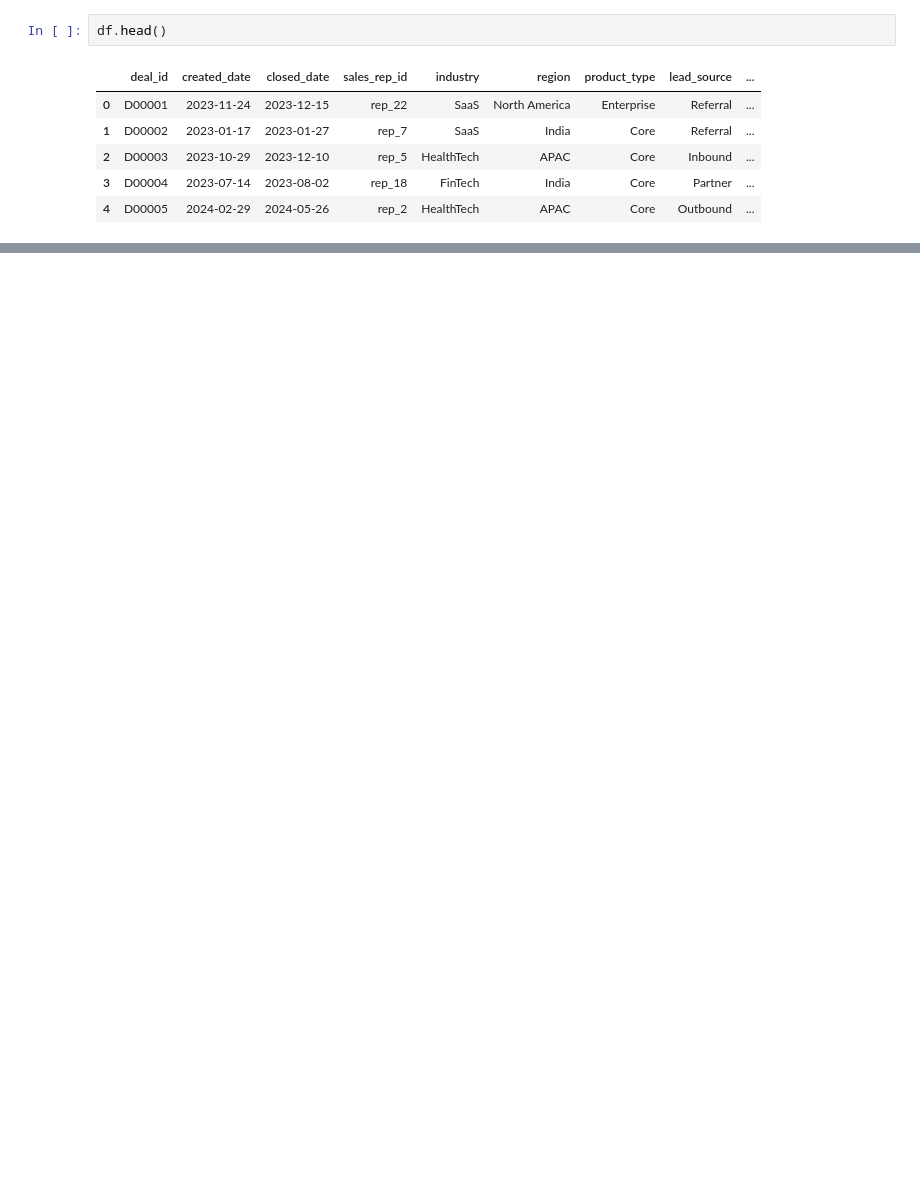
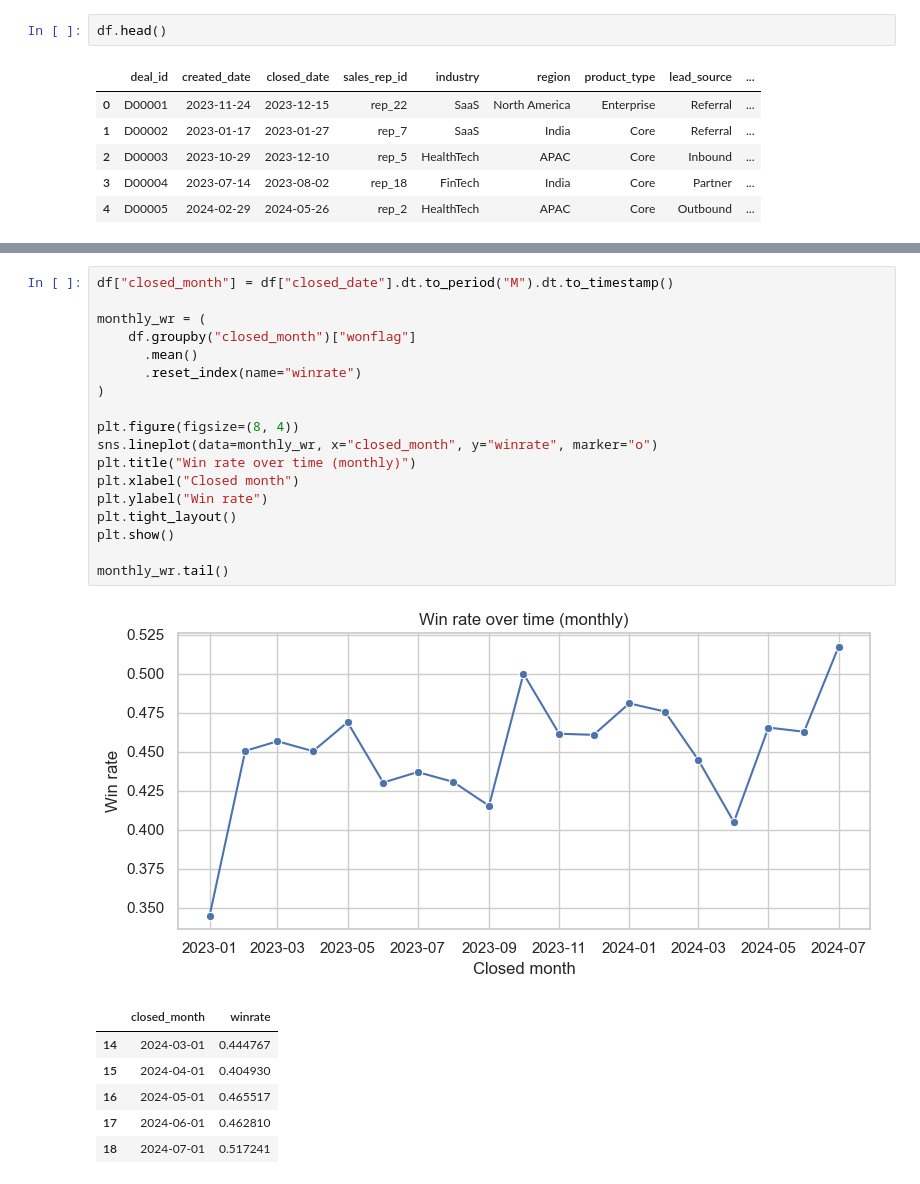
Before and after one commit to shajjadshaikh16/skygenai-sales-intelligence-shajjad, a Jupyter notebook: Solution/01_exploratory_analysis.ipynb, the cells around one changed output, grey strips where cells are left out. Drawn from its saved outputs; the diff is of its cells as text; blank space fills up the shorter version.

```diff
--- a/Solution/01_exploratory_analysis.ipynb
+++ b/Solution/01_exploratory_analysis.ipynb
@@ -147,0 +111,26 @@ Across regions, win rates are fairly similar (about 45–46%), with India and Eu
+# %%
+df["closed_month"] = df["closed_date"].dt.to_period("M").dt.to_timestamp()
+
+monthly_wr = (
+    df.groupby("closed_month")["wonflag"]
+      .mean()
+      .reset_index(name="winrate")
+)
+
+plt.figure(figsize=(8, 4))
+sns.lineplot(data=monthly_wr, x="closed_month", y="winrate", marker="o")
+plt.title("Win rate over time (monthly)")
+plt.xlabel("Closed month")
+plt.ylabel("Win rate")
+plt.tight_layout()
+plt.show()
+
+monthly_wr.tail()
+# %% [output]
+[figure, added]
+|  | closed_month | winrate |
+| 14 | 2024-03-01 | 0.444767 |
+| 15 | 2024-04-01 | 0.404930 |
+| 16 | 2024-05-01 | 0.465517 |
+| 17 | 2024-06-01 | 0.462810 |
+| 18 | 2024-07-01 | 0.517241 |
```
Also changed, not shown: parts of 42 cells of this notebook, 11 other files.
